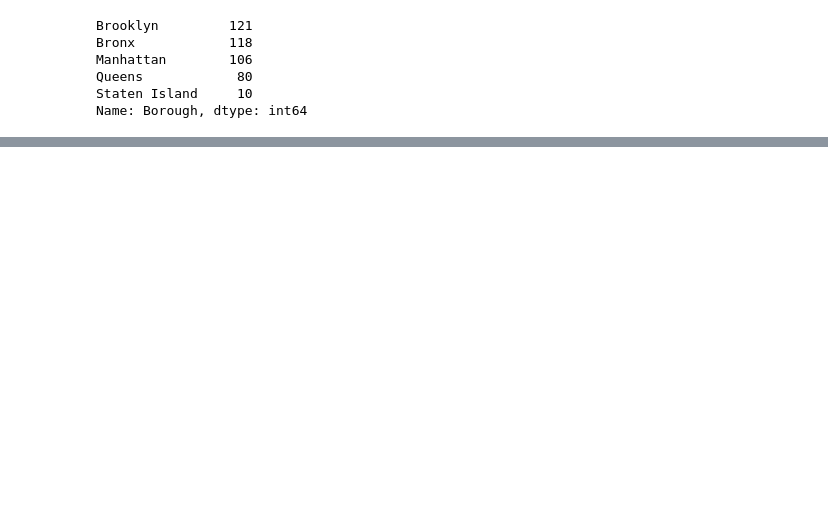
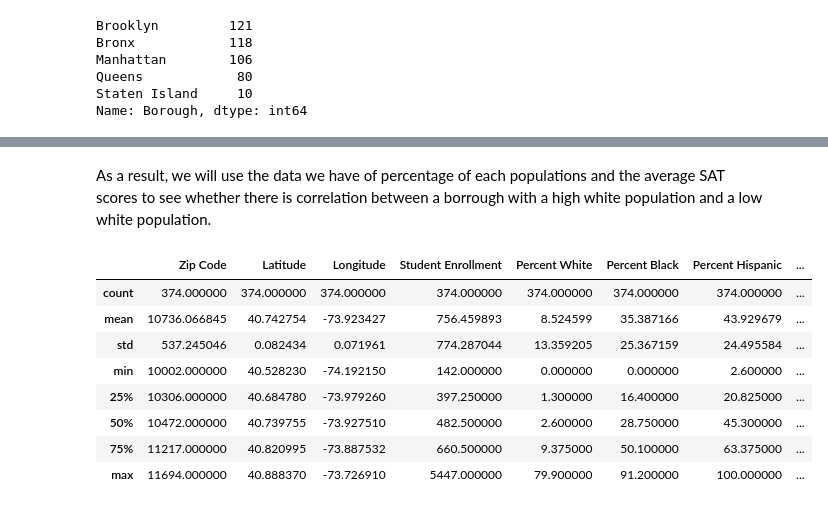
Before and after one commit to ECO225W2022/ECO225-arhammalik1, a Jupyter notebook: Project 1.ipynb, the cells around one changed output, grey strips where cells are left out. Cells and saved outputs as stored; diff of their text form; code cells hidden in the pictures; blank space fills up the shorter version.

```diff
--- a/Project 1.ipynb
+++ b/Project 1.ipynb
@@ -57,0 +97,7 @@ Name: Borough, dtype: int64
+# %%
+df2['Percent White'] = df2['Percent White'].astype(float)
+df2['Percent Black'] = df2['Percent Black'].astype(float)
+df2['Percent Hispanic'] = df2['Percent Hispanic'].astype(float)
+df2['Percent Asian'] = df2['Percent Asian'].astype(float)
+df2['Non-White'] = df2['Percent Black'] +  df2['Percent Hispanic'] + df2['Percent Asian']
+df2['Percent Tested'] = df2['Percent Tested'].astype(float)
@@ -57,0 +107,14 @@ Name: Borough, dtype: int64
+# %% [markdown]
+As a result, we will use the data we have of percentage of each populations and the average SAT scores to see whether there is correlation between a borrough with a high white population and a low white population.
+# %%
+df2.describe()
+# %% [output]
+|  | Zip Code | Latitude | Longitude | Student Enrollment | Percent White | Percent Black | Percent Hispanic | ... |
+| count | 374.000000 | 374.000000 | 374.000000 | 374.000000 | 374.000000 | 374.000000 | 374.000000 | ... |
+| mean | 10736.066845 | 40.742754 | -73.923427 | 756.459893 | 8.524599 | 35.387166 | 43.929679 | ... |
+| std | 537.245046 | 0.082434 | 0.071961 | 774.287044 | 13.359205 | 25.367159 | 24.495584 | ... |
+| min | 10002.000000 | 40.528230 | -74.192150 | 142.000000 | 0.000000 | 0.000000 | 2.600000 | ... |
+| 25% | 10306.000000 | 40.684780 | -73.979260 | 397.250000 | 1.300000 | 16.400000 | 20.825000 | ... |
+| 50% | 10472.000000 | 40.739755 | -73.927510 | 482.500000 | 2.600000 | 28.750000 | 45.300000 | ... |
+| 75% | 11217.000000 | 40.820995 | -73.887532 | 660.500000 | 9.375000 | 50.100000 | 63.375000 | ... |
+| max | 11694.000000 | 40.888370 | -73.726910 | 5447.000000 | 79.900000 | 91.200000 | 100.000000 | ... |
```
Also changed, not shown: parts of 13 cells of this notebook.
